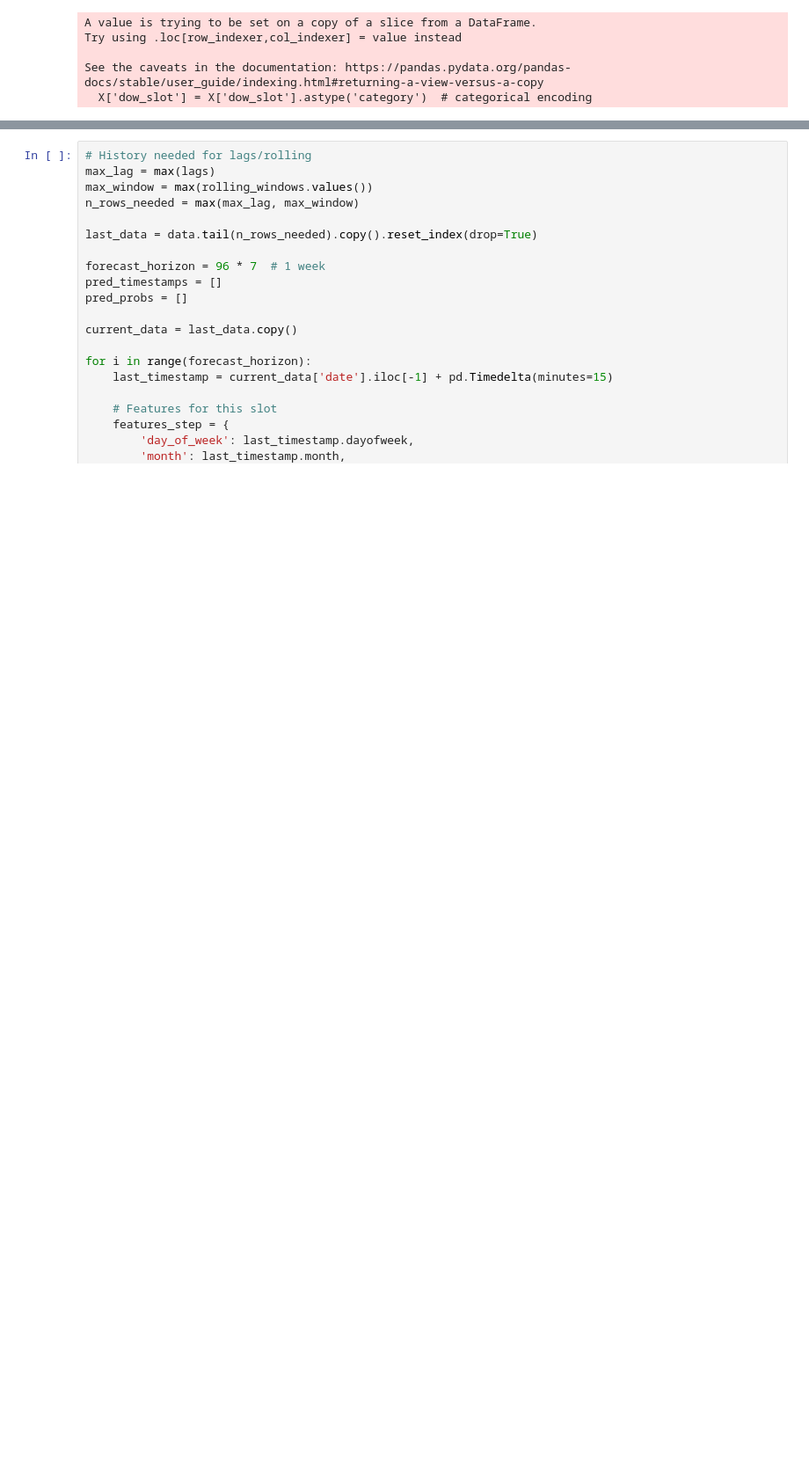
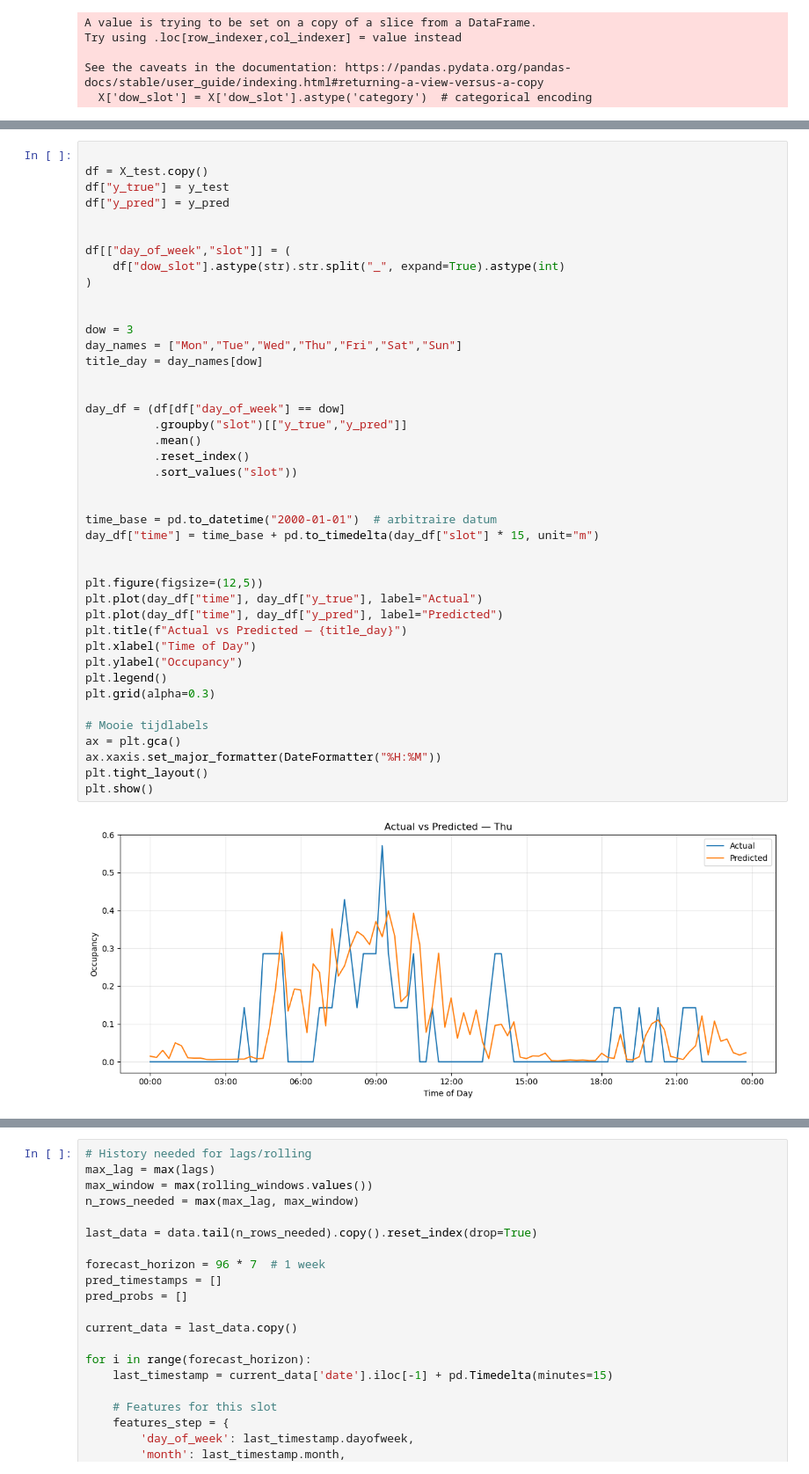
Before and after one commit to chenneman/CTC-advanced-data-science, a Jupyter notebook: XGboost.ipynb, the cells around one changed output, grey strips where cells are left out. Shown at 88% size. Cells and saved outputs as stored; diff of their text form; blank space fills up the shorter version.

```diff
--- a/XGboost.ipynb
+++ b/XGboost.ipynb
@@ -150,3 +257,47 @@ Test MSE: 0.0650 | R²: 0.5780
+# %%
+
+df = X_test.copy()
+df["y_true"] = y_test
+df["y_pred"] = y_pred
+
+
+df[["day_of_week","slot"]] = (
+    df["dow_slot"].astype(str).str.split("_", expand=True).astype(int)
+)
+
+
+dow = 3
+day_names = ["Mon","Tue","Wed","Thu","Fri","Sat","Sun"]
+title_day = day_names[dow]
+
+
+day_df = (df[df["day_of_week"] == dow]
+          .groupby("slot")[["y_true","y_pred"]]
+          .mean()
+          .reset_index()
+          .sort_values("slot"))
+
+
+time_base = pd.to_datetime("2000-01-01")  # arbitraire datum
+day_df["time"] = time_base + pd.to_timedelta(day_df["slot"] * 15, unit="m")
+
+
+plt.figure(figsize=(12,5))
+plt.plot(day_df["time"], day_df["y_true"], label="Actual")
+plt.plot(day_df["time"], day_df["y_pred"], label="Predicted")
+plt.title(f"Actual vs Predicted — {title_day}")
+plt.xlabel("Time of Day")
+plt.ylabel("Occupancy")
+plt.legend()
+plt.grid(alpha=0.3)
+
+# Mooie tijdlabels
+ax = plt.gca()
+ax.xaxis.set_major_formatter(DateFormatter("%H:%M"))
+plt.tight_layout()
+plt.show()
+# %% [output]
+[figure, added]
 # %%
 # Get last history needed for rolling features
 max_lag = max(lags)
```
Also changed, not shown: parts of 8 cells of this notebook.
